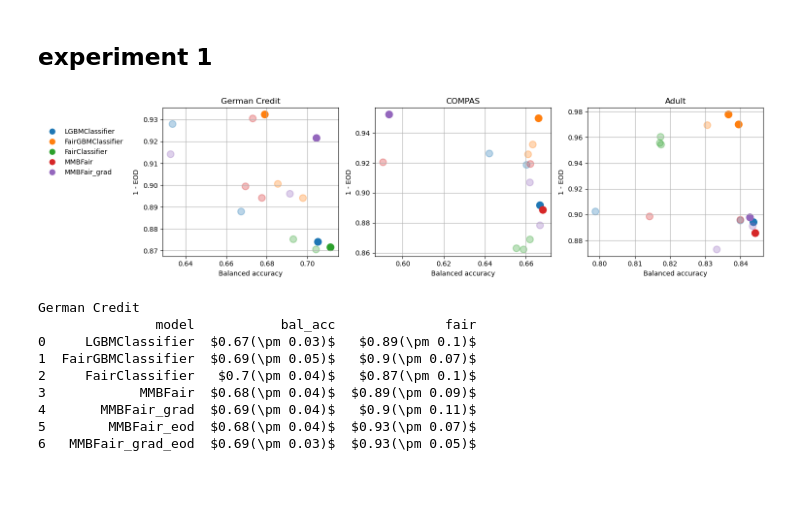
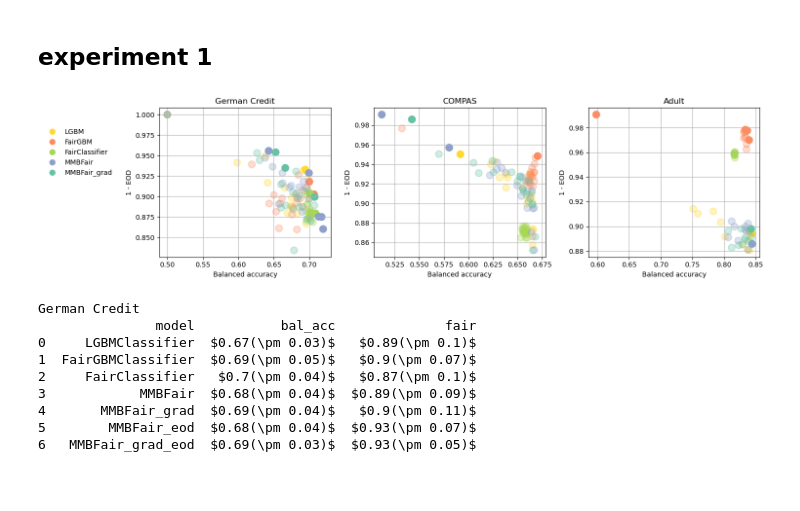
Before and after one commit to hiaac-finance/m2fgb, a Jupyter notebook: notebooks/analyze_results.ipynb, the cells around one changed output. Drawn from its saved outputs; the diff is of its cells as text; code cells hidden in the pictures.

```diff
--- a/notebooks/analyze_results.ipynb
+++ b/notebooks/analyze_results.ipynb
@@ -12,16 +12,18 @@ dataset_names = {
     "adult" : "Adult",
 }
 methods_color = {
-    "LGBMClassifier" : "#8dd3c7",
-    "FairGBMClassifier" : "#fb8072",
-    "MMBFair" : "#bebada",
-    "MMBFair_grad" : "#80b1d3",
-    "FairGBMClassifier_eod" : "#fdb462",
-    "MMBFair_eod" : "#b3de69",
-    "MMBFair_grad_eod" : "#fccde5"
+    "LGBMClassifier" : "#ffd92f",
+    "FairGBMClassifier" : "#fc8d62",
+    "FairClassifier" : "#a6d854",
+    "MMBFair" : "#8da0cb",
+    "MMBFair_grad" : "#66c2a5",
+    #"FairGBMClassifier_eod" : "#fdb462",
+    #"MMBFair_eod" : "#b3de69",
+    #"MMBFair_grad_eod" : "#fccde5"
 }
 methods_names = {
     "LGBMClassifier" : "LGBM",
+    "FairClassifier" : "FairClassifier",
     "FairGBMClassifier" : "FairGBM",
     "MMBFair" : "MMBFair",
     "MMBFair_grad" : "MMBFair (grad)",
@@ -47,28 +41,34 @@ handles = [
 fig, axs = plt.subplots(nrows = 1, ncols = 3, figsize = (15, 4))
 
 selected_models = ["LGBMClassifier", "FairGBMClassifier", "FairClassifier", "MMBFair", "MMBFair_grad"]
+alphas = [0, 0.05, 0.1, 0.2, 0.25, 0.3, 0.35, 0.4, 0.45, 0.5, 0.55, 0.6, 0.65, 0.7, 0.75, 0.8, 0.85, 0.9, 0.95, 1]
 
-
+handles = [
+    Line2D([0], [0], marker='o', color='w', label='LGBM', markerfacecolor=methods_color["LGBMClassifier"], markersize=10),
+    Line2D([0], [0], marker='o', color='w', label='FairGBM', markerfacecolor=methods_color["FairGBMClassifier"], markersize=10),
+    Line2D([0], [0], marker='o', color='w', label='FairClassifier', markerfacecolor=methods_color["FairClassifier"], markersize=10),
+    Line2D([0], [0], marker='o', color='w', label='MMBFair', markerfacecolor=methods_color["MMBFair"], markersize=10),
+    Line2D([0], [0], marker='o', color='w', label='MMBFair_grad', markerfacecolor=methods_color["MMBFair_grad"], markersize=10),
+]
 
 for k, dataset in enumerate(["german", "compas", "adult"]):
-    # load tables
-    models = glob.glob(f"../results/group_experiment/{dataset}/*")
     results = []
-    for model in models:
-        model_name = "_".join(model.split("/")[-1].split("_")[:-1])
-        alpha = float(model.split("_")[-1])
-        try:
-            df = pd.read_csv(model + "/results.csv")
-            df["model"] = model_name
-            df["fair"] = 1 - abs(df["eod"])
-            df = df[["model", "bal_acc", "fair"]]
-            df = df.groupby("model").mean().reset_index()
-            results.append(df)
-        except:
-            continue
+    for i, alpha in enumerate(alphas):
+        for j, model in enumerate(selected_models):
+            folder = f"../results/group_experiment/{dataset}/{model}_{alpha}"
+            try:
+                df = pd.read_csv(folder + "/results.csv")
+                df["model"] = model
+                df["fair"] = 1 - abs(df["eod"])
+                df = df[["model", "bal_acc", "fair"]]
+                df = df.groupby("model").mean().reset_index()
+                results.append(df)
+            except:
+                continue
 
 
     results = pd.concat(results).reset_index(drop=True)
+
 
 
     dominated = []
@@ -76,32 +76,35 @@ for k, dataset in enumerate(["german", "compas", "adult"]):
         is_dominated = False
         for j, row2 in results.iterrows():
             if i == j:
                 continue
             if row["bal_acc"] <= row2["bal_acc"] and row["fair"] <= row2["fair"]:
                 is_dominated = True
                 break
         dominated.append(is_dominated)
     results["dominated"] = dominated
 
     for model in selected_models:
         df = results[results["model"] == model]
         axs[k].scatter(
             df["bal_acc"],
             df["fair"],
+            c = methods_color[model],
             label=model,
             alpha = [0.3 if dominated else 1 for dominated in df["dominated"]],
             s = 100,
             lw = 1.5
         )
 
     axs[k].grid()
     axs[k].set_title(dataset_names[dataset])
     axs[k].set_xlabel("Balanced accuracy")
     axs[k].set_ylabel("1 - EOD")
     if k == 0:
         axs[k].legend(handles=handles, loc="lower left", bbox_to_anchor=(-0.7, 0.5), frameon=False)
         #axs[0].legend(loc="lower left", bbox_to_anchor=(-0.7, 0.5), frameon=False)
+
+
 plt.tight_layout()
 # %% [output]
-[figure, old version]
+[figure, new version]
 # %%
```
Also changed, not shown: parts of 11 cells of this notebook, 1 other file.
